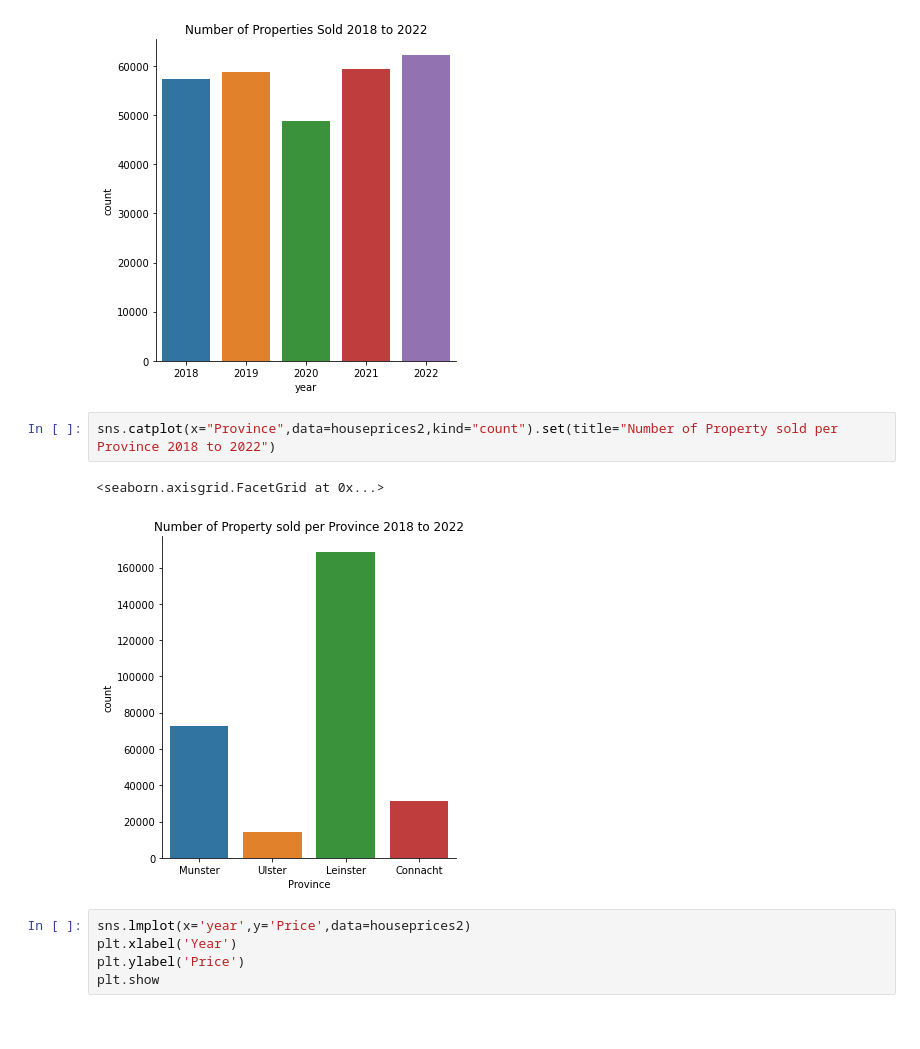
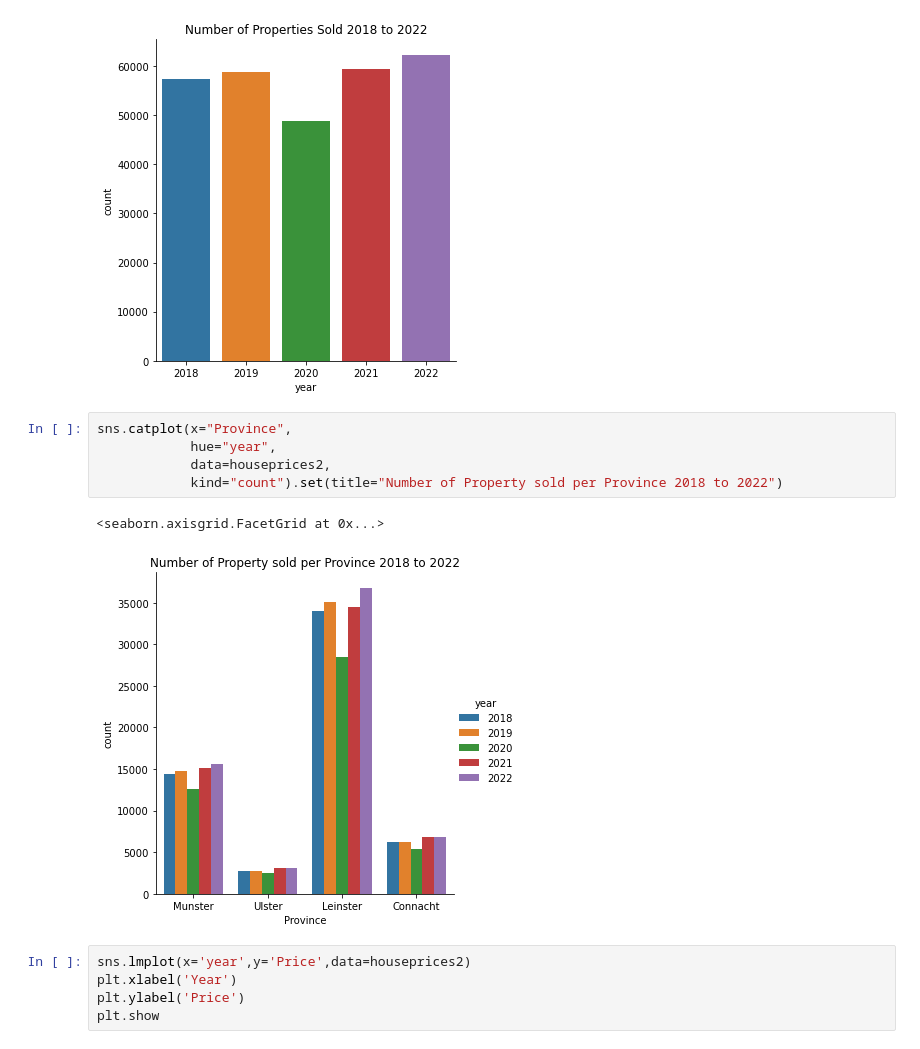
Before and after one commit to sralph1/UCDPA_Susanne-Ralph, a Jupyter notebook: UCD Project SRalph 2023.ipynb, the cells around one changed output. Saved outputs shown, nothing was run; the diff lists cells and outputs as text.

```diff
--- a/UCD Project SRalph 2023.ipynb
+++ b/UCD Project SRalph 2023.ipynb
@@ -436,10 +436,13 @@ sns.catplot(x="year",data=houseprices2,kind="count").set(title="Number of Proper
 <seaborn.axisgrid.FacetGrid at 0x...>
 [figure]
 # %%
-sns.catplot(x="Province",data=houseprices2,kind="count").set(title="Number of Property sold per Province 2018 to 2022")
+sns.catplot(x="Province",
+            hue="year",
+            data=houseprices2,
+            kind="count").set(title="Number of Property sold per Province 2018 to 2022")
 # %% [output]
 <seaborn.axisgrid.FacetGrid at 0x...>
-[figure, old version]
+[figure, new version]
 # %%
 sns.lmplot(x='year',y='Price',data=houseprices2)
 plt.xlabel('Year')
```
Also changed, not shown: parts of 4 cells of this notebook.
